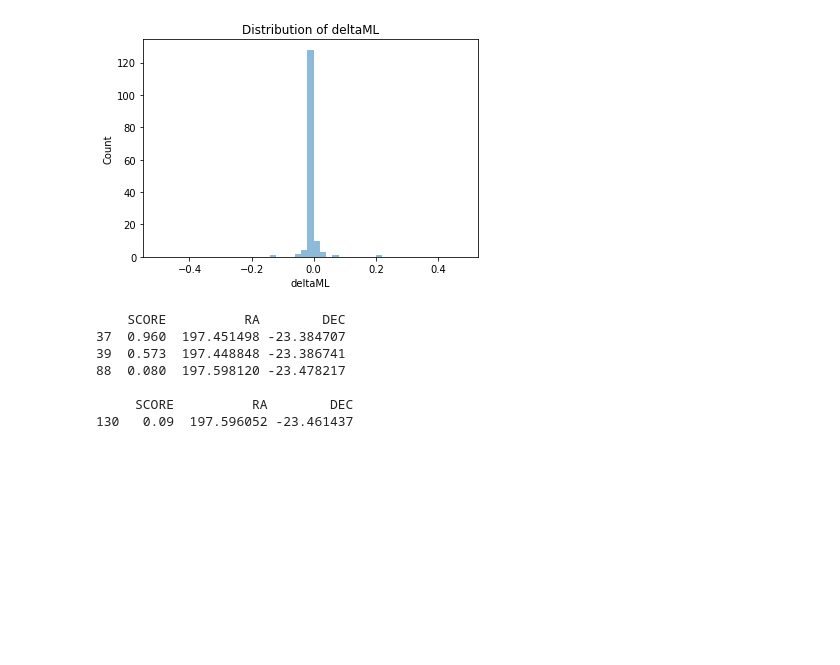
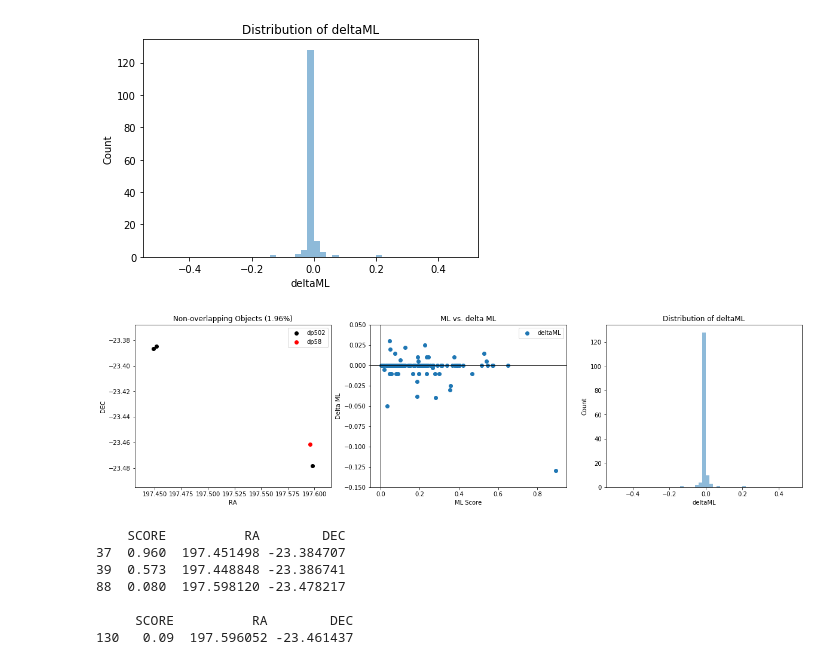
Before and after one commit to SSantosLab/gw_workflow, a Jupyter notebook: plots/candidate-comparison-58-502.ipynb, the cells around one changed output. Drawn from its saved outputs; the diff is of its cells as text; code cells hidden in the pictures; blank space fills up the shorter version.

Commit message:
add grid graph

```diff
--- a/plots/candidate-comparison-58-502.ipynb
+++ b/plots/candidate-comparison-58-502.ipynb
@@ -329,6 +329,38 @@ plt.ylabel('Count')
 plt.savefig('/data/des60.b/data/nglaeser/gw_workflow/plots/dp58-dp502/deltaMLdistrib.png')
 # %% [output]
 [figure]
+# %%
+fig, axa=plt.subplots(1, 3, figsize=(20,5))
+
+# Non-overlapping objects
+axa[0].scatter(x3, y3, color="black", label="dp502")
+axa[0].scatter(x4, y4, color="red", label="dp58")
+axa[0].set_xlabel('RA')
+axa[0].set_ylabel('DEC')
+axa[0].set_title('Non-overlapping Objects ('+str(round((1-fraction)*100,2))+'%)')
+axa[0].legend()
+
+# DeltaML distribution
+axa[1].scatter(x,y)
+axa[1].axhline(y=0, color='k', lw=1)
+axa[1].axvline(x=0, color='k', lw=1)
+axa[1].set_xlabel('ML Score')
+axa[1].set_ylabel('Delta ML')
+axa[1].set_title('ML vs. delta ML')
+axa[1].legend()
+
+# DeltaML distribution
+increment=0.02
+bins = np.arange(-0.5,0.5,increment)
+data = df5["deltaML"]
+n, bins, patches = axa[2].hist(data, bins, density=0, alpha=0.5)
+axa[2].set_title('Distribution of deltaML')
+axa[2].set_xlabel('deltaML')
+axa[2].set_ylabel('Count')
+
+plt.savefig('/data/des60.b/data/nglaeser/gw_workflow/plots/dp58-dp502/grid.png')
+# %% [output]
+[figure, added]
 # %%
 # ML scores of non-overlap objects
 print only502[["SCORE", "RA", "DEC"]]
```
Also changed, not shown: parts of 1 cell of this notebook.
